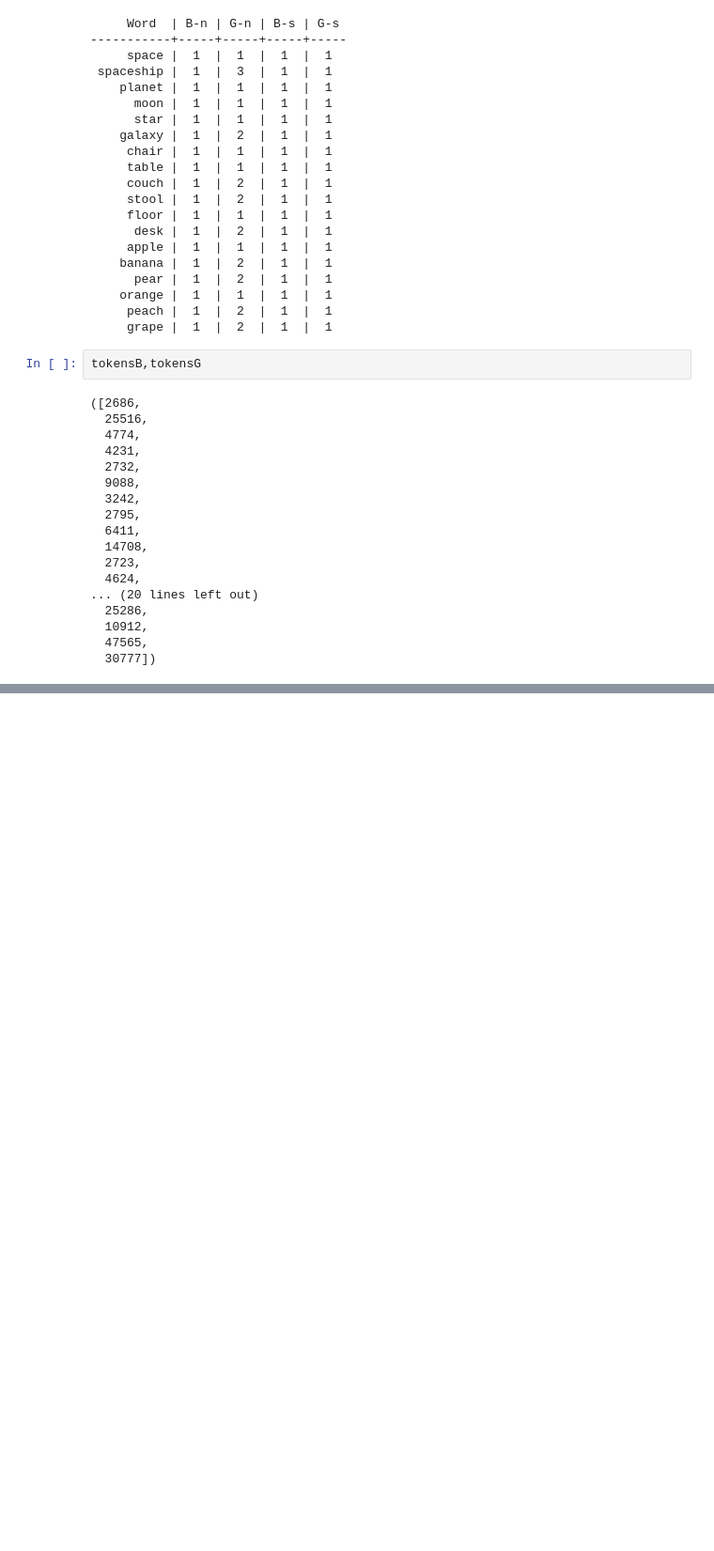
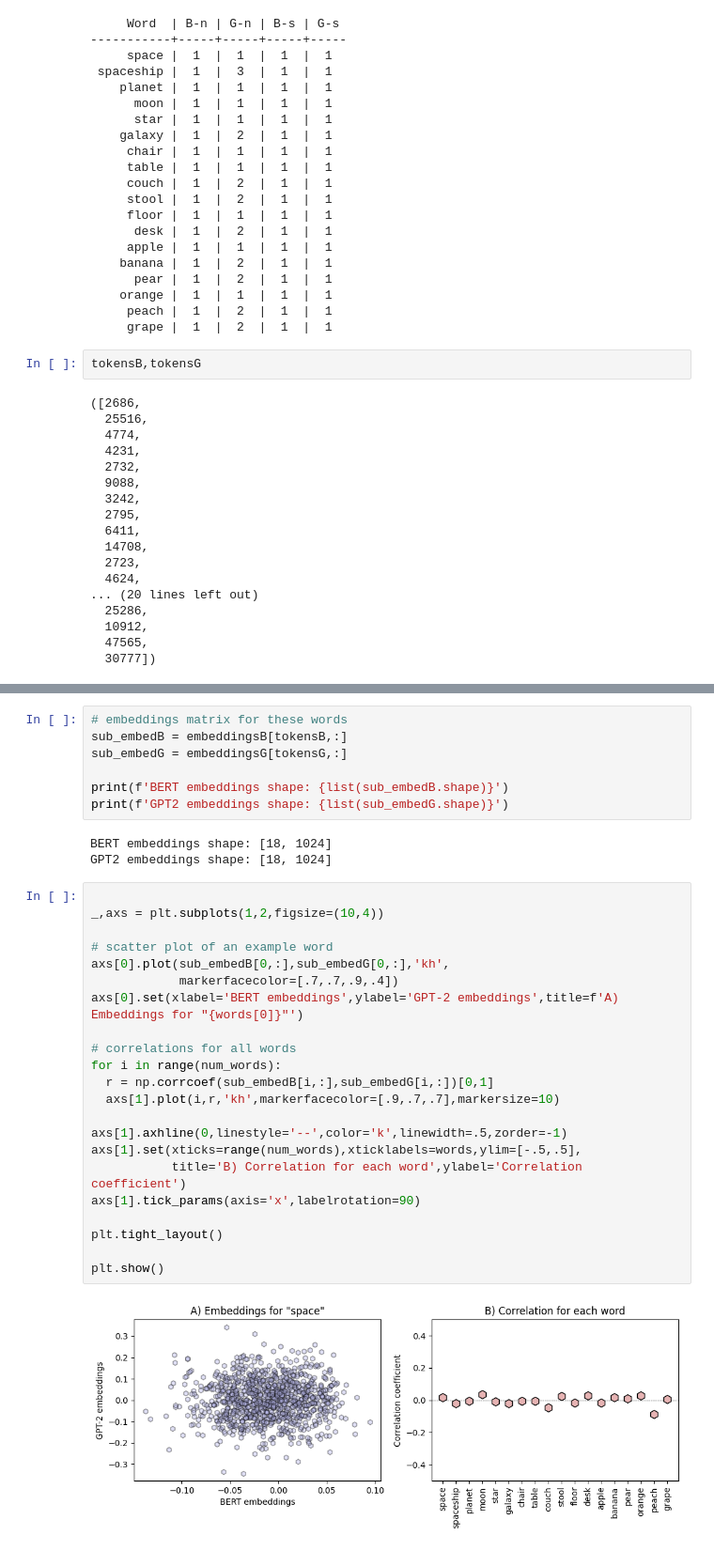
Before and after one commit to Saransh-Basu-01/50-Ml-Projects-to-understand-LLMs, a Jupyter notebook: Project_12_RSA_to_Compare_GPT_2_and_BERT_embeddings.ipynb, the cells around one changed output, grey strips where cells are left out. Shown at 94% size. Saved outputs shown, nothing was run; the diff lists cells and outputs as text; blank space fills up the shorter version.

```diff
--- a/Project_12_RSA_to_Compare_GPT_2_and_BERT_embeddings.ipynb
+++ b/Project_12_RSA_to_Compare_GPT_2_and_BERT_embeddings.ipynb
@@ -157,0 +168,34 @@ tokensB,tokensG
+# %%
+# embeddings matrix for these words
+sub_embedB = embeddingsB[tokensB,:]
+sub_embedG = embeddingsG[tokensG,:]
+
+print(f'BERT embeddings shape: {list(sub_embedB.shape)}')
+print(f'GPT2 embeddings shape: {list(sub_embedG.shape)}')
+# %% [output]
+BERT embeddings shape: [18, 1024]
+GPT2 embeddings shape: [18, 1024]
+# %%
+
+_,axs = plt.subplots(1,2,figsize=(10,4))
+
+# scatter plot of an example word
+axs[0].plot(sub_embedB[0,:],sub_embedG[0,:],'kh',
+            markerfacecolor=[.7,.7,.9,.4])
+axs[0].set(xlabel='BERT embeddings',ylabel='GPT-2 embeddings',title=f'A) Embeddings for "{words[0]}"')
+
+# correlations for all words
+for i in range(num_words):
+  r = np.corrcoef(sub_embedB[i,:],sub_embedG[i,:])[0,1]
+  axs[1].plot(i,r,'kh',markerfacecolor=[.9,.7,.7],markersize=10)
+
+axs[1].axhline(0,linestyle='--',color='k',linewidth=.5,zorder=-1)
+axs[1].set(xticks=range(num_words),xticklabels=words,ylim=[-.5,.5],
+           title='B) Correlation for each word',ylabel='Correlation coefficient')
+axs[1].tick_params(axis='x',labelrotation=90)
+
+plt.tight_layout()
+
+plt.show()
+# %% [output]
+[figure, added]
```
Also changed, not shown: parts of 2 cells of this notebook.
